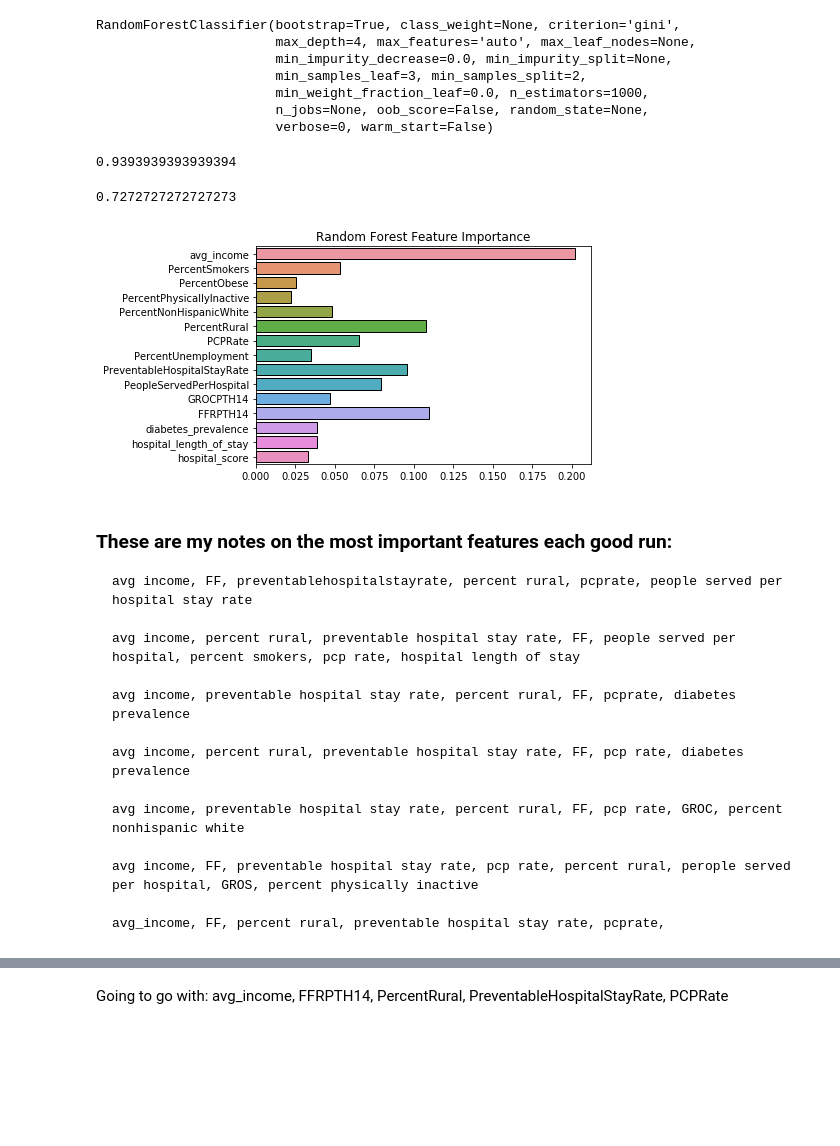
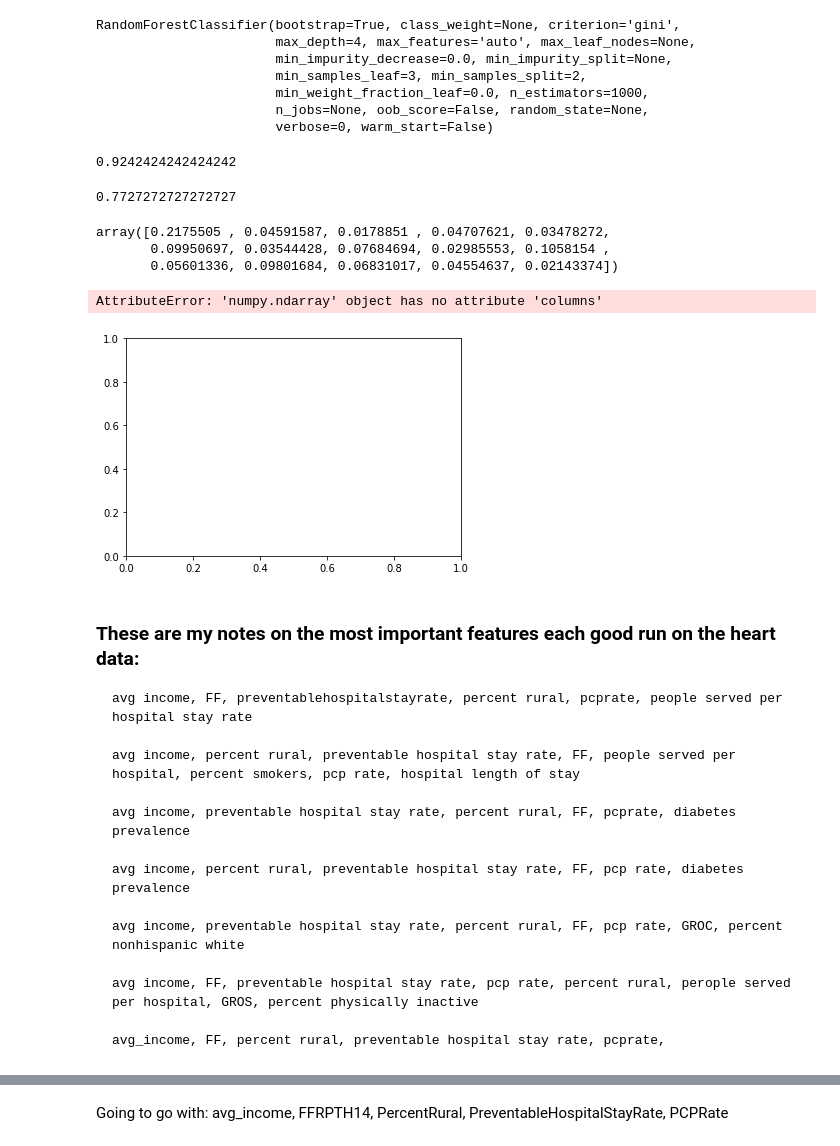
Before and after one commit to staufferalexander/vanderbilt-data-essentials-cohort-2, a Jupyter notebook: Class1_HCcosts_Sept4.19.ipynb, the cells around one changed output, grey strips where cells are left out. Saved outputs shown, nothing was run; the diff lists cells and outputs as text; code cells hidden in the pictures; blank space fills up the shorter version.

```diff
--- a/Class1_HCcosts_Sept4.19.ipynb
+++ b/Class1_HCcosts_Sept4.19.ipynb
@@ -1311,7 +1311,7 @@ plt.title('Random Forest Feature Importance');
 Note: I'm taking out "urban_Urban" since it seems to be of low importance
 # %%
 X = data[['avg_income', 'PercentSmokers', 'PercentObese', 'PercentPhysicallyInactive', 'PercentNonHispanicWhite','PercentRural', 'PCPRate', 'PercentUnemployment', 'PreventableHospitalStayRate', 'PeopleServedPerHospital', 'GROCPTH14', 'FFRPTH14', 'diabetes_prevalence', 'hospital_length_of_stay', 'hospital_score']] #15  #16
-y = data.heart_cir_above_mean
+y = data.cancer_cir_above_mean
 # %%
 X_train, X_test, y_train, y_test = train_test_split(X, y) # random_state = 99
 # %%
@@ -1329,20 +1329,27 @@ RandomForestClassifier(bootstrap=True, class_weight=None, criterion='gini',
 y_pred_train = forest.predict(X_train)
 print(metrics.accuracy_score(y_train, y_pred_train))
 # %% [output]
-0.9393939393939394
+0.9242424242424242
 # %%
 y_pred = forest.predict(X_test)
 print(metrics.accuracy_score(y_test, y_pred))
 # %% [output]
-0.7272727272727273
+0.7727272727272727
+# %%
+X.columns.sort_values(feature_importances_, ascending = False)
+# %% [output]
+array([0.2175505 , 0.04591587, 0.0178851 , 0.04707621, 0.03478272,
+       0.09950697, 0.03544428, 0.07684694, 0.02985553, 0.1058154 ,
+       0.05601336, 0.09801684, 0.06831017, 0.04554637, 0.02143374])
 # %%
 fig, ax = plt.subplots(figsize = (6,4))
-sns.barplot(x = forest.feature_importances_, y = list(X.columns), ax = ax, edgecolor = 'black')
+sns.barplot(x = forest.feature_importances_, y = list(X1.columns), ax = ax, edgecolor = 'black')
 plt.title('Random Forest Feature Importance');
 # %% [output]
+AttributeError: 'numpy.ndarray' object has no attribute 'columns'
-[figure, old version]
+[figure, new version]
 # %% [markdown]
-### These are my notes on the most important features each good run:
+### These are my notes on the most important features each good run on the heart data:
 
     avg income, FF, preventablehospitalstayrate, percent rural, pcprate, people served per hospital stay rate
 
```
Also changed, not shown: parts of 37 cells of this notebook.
